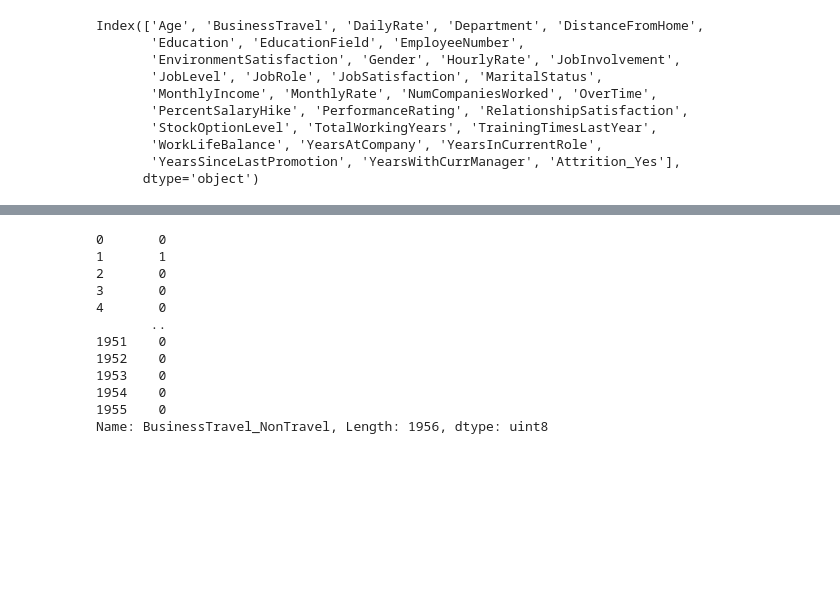
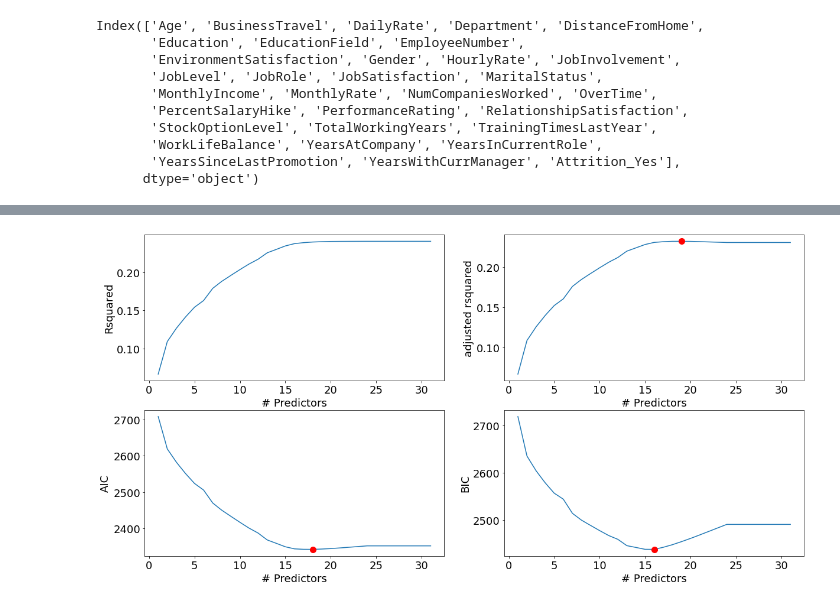
Before and after one commit to catherineerickson/Attrition-Project, a Jupyter notebook: Attrition_project_work.ipynb, the cells around one changed output, grey strips where cells are left out. Saved outputs shown, nothing was run; the diff lists cells and outputs as text; code cells hidden in the pictures; blank space fills up the shorter version.

Commit message:
Forward Stepwise Selection
Figured out how to do forward stepwise selection. now we have to maximize precision

```diff
--- a/Attrition_project_work.ipynb
+++ b/Attrition_project_work.ipynb
@@ -652,8 +671,8 @@ train_dum
 X = X.apply(lambda x: x.str.strip() if isinstance(x.iloc[0], str) else x)
 def processSubset(predictor_subset):
     # Fit model on feature_set and calculate R-squared
-    #model = sm.ols('Attrition_Yes~' + '+'.join(predictor_subset),data = train).fit()
-    model = sm.ols('Attrition_Yes~' + '+'.join(predictor_subset),data = train_dum).fit()
+    model = sm.ols('Attrition_Yes~' + '+'.join(predictor_subset),data = train).fit()
+    #model = sm.ols('Attrition_Yes~' + '+'.join(predictor_subset),data = train_dum).fit()
     Rsquared = model.rsquared
     return {"model":model, "Rsquared":Rsquared}
 # %%
@@ -705,15 +737,0 @@ PatsyError: Error evaluating factor: NameError: name 'BusinessTravel' is not def
-# %%
-X.BusinessTravel_NonTravel
-# %% [output]
-0       0
-1       1
-2       0
-3       0
-4       0
-       ..
-1951    0
-1952    0
-1953    0
-1954    0
-1955    0
-Name: BusinessTravel_NonTravel, Length: 1956, dtype: uint8
@@ -721,0 +738,44 @@ X.OverTime['Yes']
+# %%
+def best_sub_plots():
+    plt.figure(figsize=(20,10))
+    plt.rcParams.update({'font.size': 18, 'lines.markersize': 10})
+
+    # Set up a 2x2 grid so we can look at 4 plots at once
+    plt.subplot(2, 2, 1)
+
+    # We will now plot a red dot to indicate the model with the largest adjusted R^2 statistic.
+    # The argmax() function can be used to identify the location of the maximum point of a vector
+    plt.plot(models_best["Rsquared"])
+    plt.xlabel('# Predictors')
+    plt.ylabel('Rsquared')
+
+    # We will now plot a red dot to indicate the model with the largest adjusted R^2 statistic.
+    # The argmax() function can be used to identify the location of the maximum point of a vector
+
+    rsquared_adj = models_best.apply(lambda row: row[1].rsquared_adj, axis=1)
+
+    plt.subplot(2, 2, 2)
+    plt.plot(rsquared_adj)
+    plt.plot(1+rsquared_adj.argmax(), rsquared_adj.max(), "or")
+    plt.xlabel('# Predictors')
+    plt.ylabel('adjusted rsquared')
+
+    # We'll do the same for AIC and BIC, this time looking for the models with the SMALLEST statistic
+    aic = models_best.apply(lambda row: row[1].aic, axis=1)
+
+    plt.subplot(2, 2, 3)
+    plt.plot(aic)
+    plt.plot(1+aic.argmin(), aic.min(), "or")
+    plt.xlabel('# Predictors')
+    plt.ylabel('AIC')
+
+    bic = models_best.apply(lambda row: row[1].bic, axis=1)
+
+    plt.subplot(2, 2, 4)
+    plt.plot(bic)
+    plt.plot(1+bic.argmin(), bic.min(), "or")
+    plt.xlabel('# Predictors')
+    plt.ylabel('BIC')
+best_sub_plots()
+# %% [output]
+[figure, added]
```
Also changed, not shown: parts of 8 cells of this notebook.
